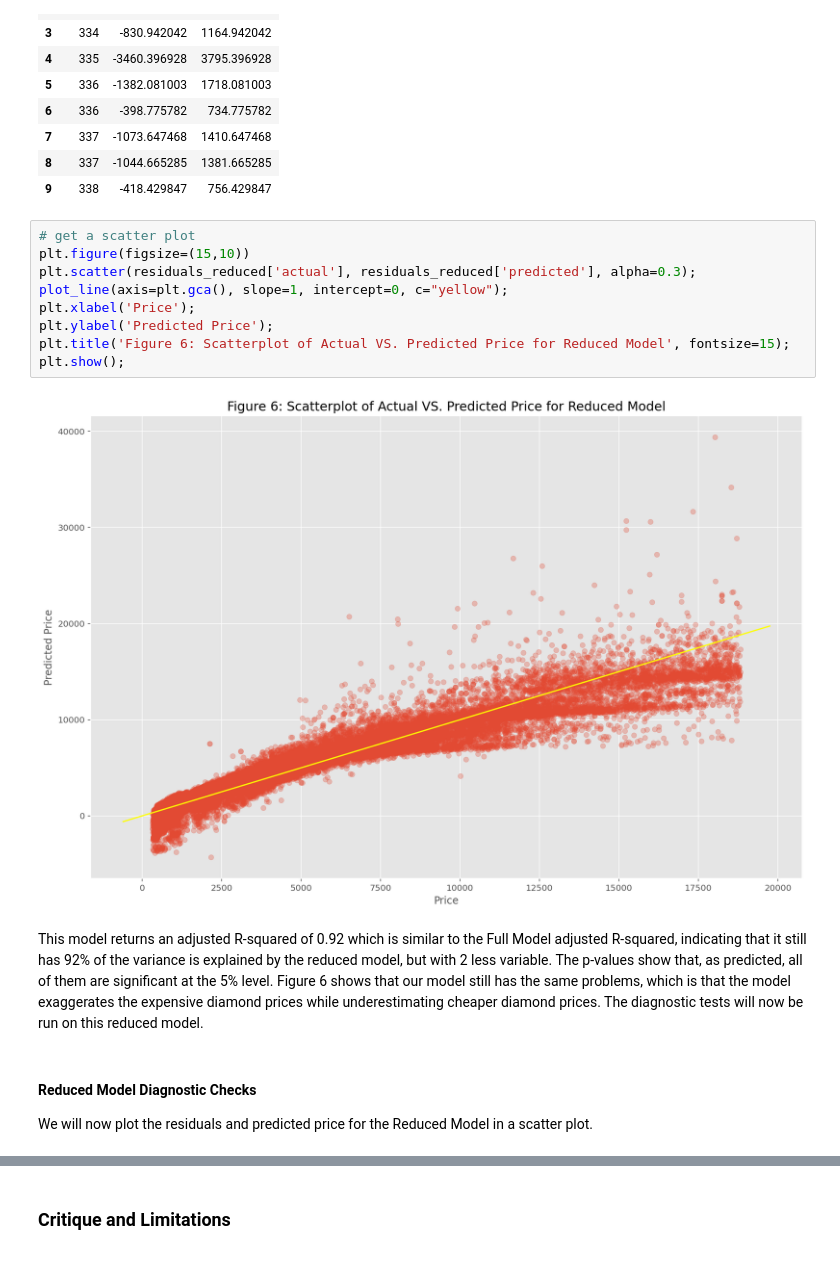
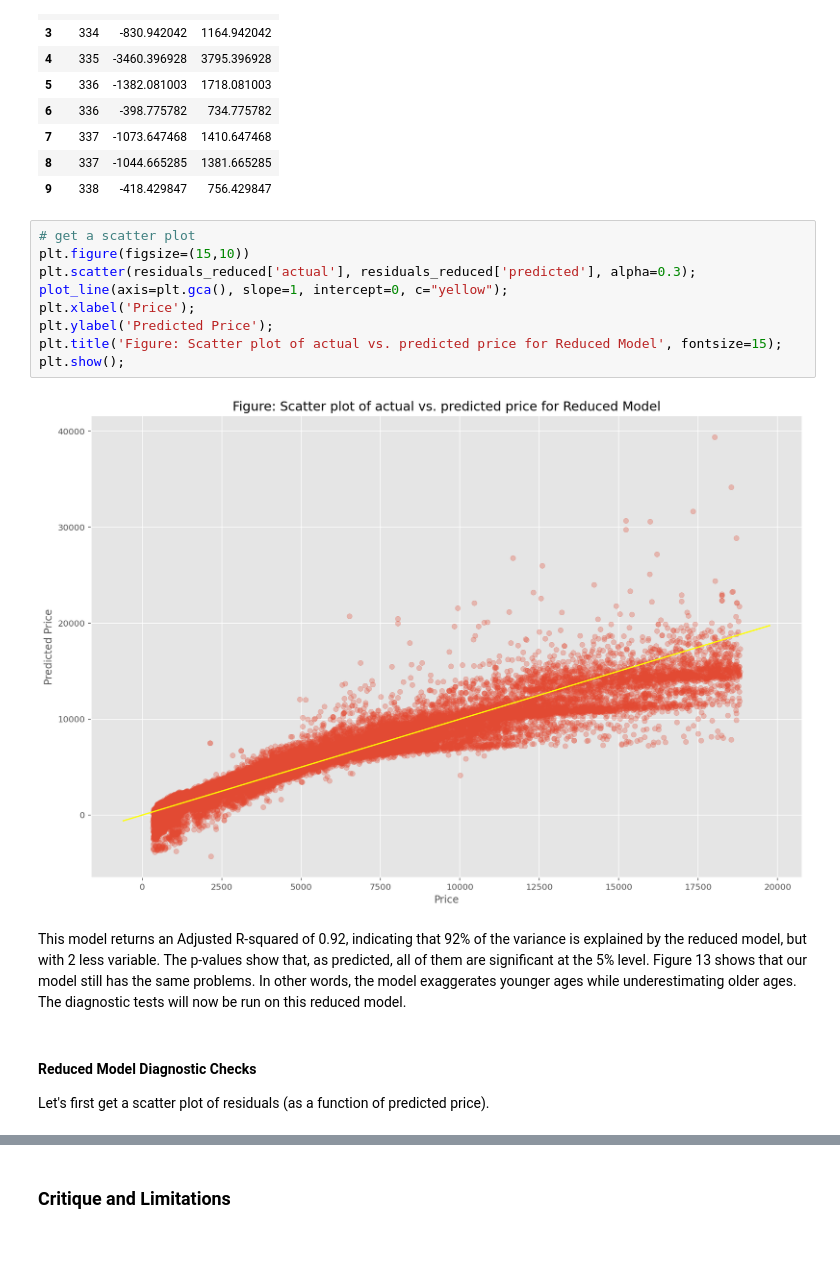
Before and after one commit to s3955624-Chee-Kin-Go/Phase-2, a Jupyter notebook: Phase 2_Group15.ipynb, the cells around one changed output, grey strips where cells are left out. Saved outputs shown, nothing was run; the diff lists cells and outputs as text.

Commit message:
diagnostic update

```diff
--- a/Phase 2_Group15.ipynb
+++ b/Phase 2_Group15.ipynb
@@ -310,19 +310,19 @@ residuals_reduced.head(10)
 # %%
 # get a scatter plot
 plt.figure(figsize=(15,10))
 plt.scatter(residuals_reduced['actual'], residuals_reduced['predicted'], alpha=0.3);
 plot_line(axis=plt.gca(), slope=1, intercept=0, c="yellow");
 plt.xlabel('Price');
 plt.ylabel('Predicted Price');
-plt.title('Figure 6: Scatterplot of Actual VS. Predicted Price for Reduced Model', fontsize=15);
+plt.title('Figure: Scatter plot of actual vs. predicted price for Reduced Model', fontsize=15);
 plt.show();
 # %% [output]
-[figure, old version]
+[figure, new version]
 # %% [markdown]
-This model returns an adjusted R-squared of 0.92 which is similar to the Full Model adjusted R-squared, indicating that it still has 92% of the variance is explained by the reduced model, but with 2 less variable. The p-values show that, as predicted, all of them are significant at the 5% level. Figure 6 shows that our model still has the same problems, which is that the model exaggerates the expensive diamond prices while underestimating cheaper diamond prices. The diagnostic tests will now be run on this reduced model.
+This model returns an Adjusted R-squared of 0.92, indicating that 92% of the variance is explained by the reduced model, but with 2 less variable. The p-values show that, as predicted, all of them are significant at the 5% level. Figure 13 shows that our model still has the same problems. In other words, the model exaggerates younger ages while underestimating older ages. The diagnostic tests will now be run on this reduced model.
 # %% [markdown]
 <a id="reduce-diagnostic"></a><h4>Reduced Model Diagnostic Checks</h4>
-We will now plot the residuals and predicted price for the Reduced Model in a scatter plot.
+Let's first get a scatter plot of residuals (as a function of predicted price).
 # %%
 plt.figure(figsize=(15,10))
 plt.scatter(residuals_reduced['predicted'], residuals_reduced['residual'], alpha=0.3);
```
Also changed, not shown: parts of 20 cells of this notebook.
